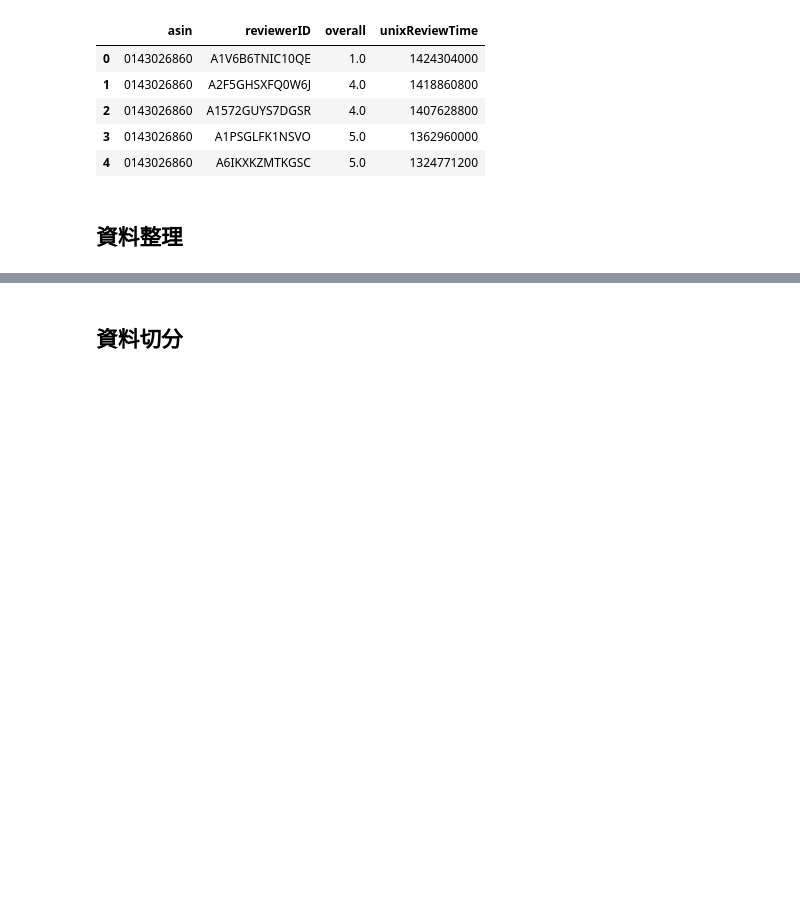
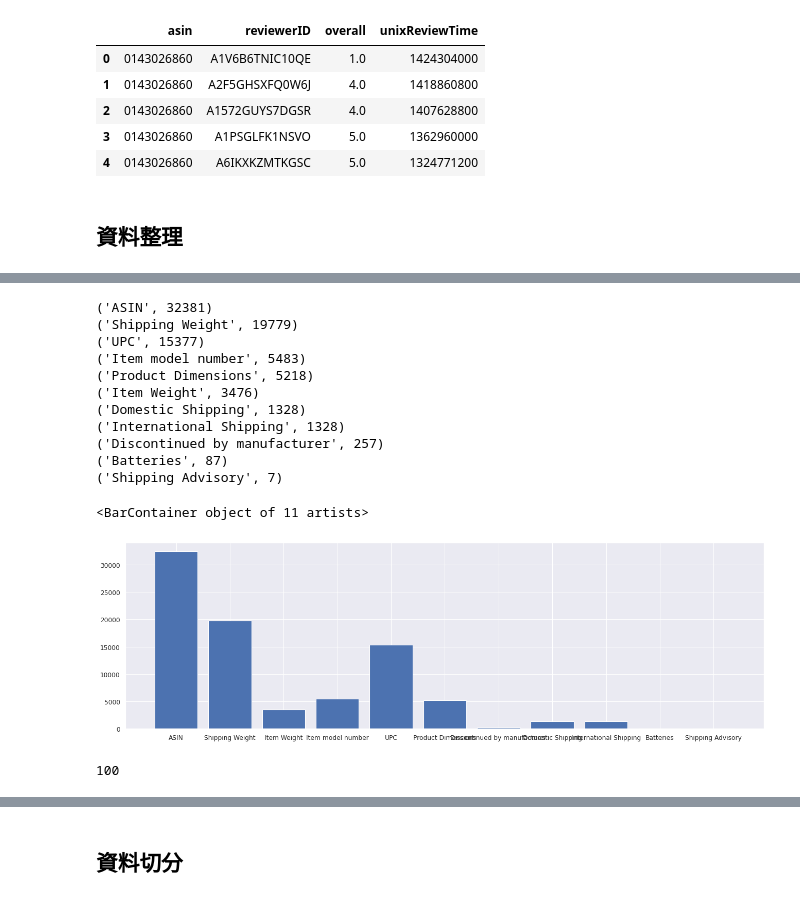
Before and after one commit to milanazhang/data-course-sample, a Jupyter notebook: content-based.ipynb, the cells around one changed output, grey strips where cells are left out. Saved outputs shown, nothing was run; the diff lists cells and outputs as text; code cells hidden in the pictures; blank space fills up the shorter version.

```diff
--- a/content-based.ipynb
+++ b/content-based.ipynb
@@ -52,0 +155,36 @@ ratings['DATE'] = pd.to_datetime(ratings['unixReviewTime'], unit='s')
+# %%
+#統計商品的detail裡面有多少種資訊及各種所佔的數量
+detail_key = {}
+for index,row in metadata_df[["details"]].iterrows():
+  for k in row['details'].keys():
+    r_k = re.sub(r'\n    ','',k).strip(" ").strip(":")
+    if detail_key.get(r_k) != None:
+      detail_key[r_k] += 1
+    else:
+      detail_key[r_k] = 1
+for k in sorted(detail_key.items(),key=lambda x : x[1],reverse=True):
+  print(k)
+
+plt.figure(figsize=(20, 6), dpi=80)
+plt.bar(x=detail_key.keys(),height=detail_key.values())
+# %% [output]
+('ASIN', 32381)
+('Shipping Weight', 19779)
+('UPC', 15377)
+('Item model number', 5483)
+('Product Dimensions', 5218)
+('Item Weight', 3476)
+('Domestic Shipping', 1328)
+('International Shipping', 1328)
+('Discontinued by manufacturer', 257)
+('Batteries', 87)
+('Shipping Advisory', 7)
+<BarContainer object of 11 artists>
+[figure, added]
+# %%
+#ratings中有不存在在metadata的商品，共100個，推薦時可能要加以排除
+rating_asin_set = set(ratings["asin"].to_list())
+all_asin_set = set(metadata_df["asin"].to_list())
+print(len(rating_asin_set - all_asin_set))
+# %% [output]
+100
```
Also changed, not shown: parts of 21 cells of this notebook.
